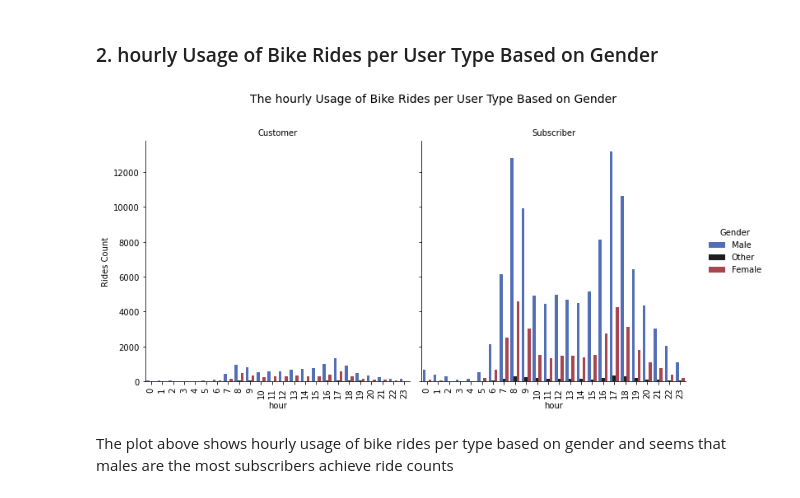
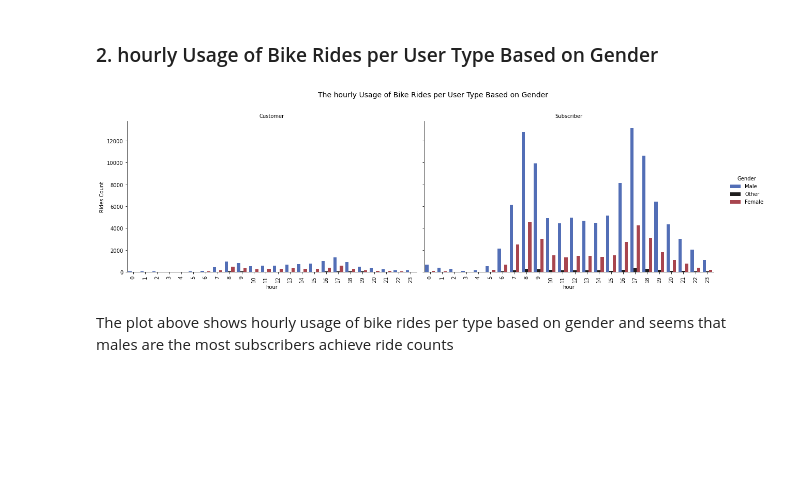
Before and after one commit to hagerElsehaimy/communicate-data-findings-FordGoBike, a Jupyter notebook: exploration.ipynb, the cells around one changed output. Saved outputs shown, nothing was run; the diff lists cells and outputs as text; code cells hidden in the pictures; blank space fills up the shorter version.

```diff
--- a/exploration.ipynb
+++ b/exploration.ipynb
@@ -639,15 +639,15 @@ The plot above shows daily usage of bike rides per type based on gender and seem
 # %% [markdown]
 ### 2. hourly Usage of Bike Rides per User Type Based on Gender
 # %%
-type_gender_usage = sb.catplot(data=new_df, x='start_hour', col="user_type", hue='member_gender', kind='count'
+type_gender_usage = sb.catplot(data=new_df, x='start_hour', col="user_type", hue='member_gender',aspect=20/12, kind='count'
                                ,palette='icefire')
 
 type_gender_usage.set_axis_labels('hour', 'Rides Count')
 type_gender_usage.set_xticklabels(rotation=90)
 type_gender_usage._legend.set_title('Gender')
 type_gender_usage.set_titles('{col_name}')
 type_gender_usage.fig.suptitle('The hourly Usage of Bike Rides per User Type Based on Gender', fontsize=14, y=1.09);
 # %% [output]
-[figure, old version]
+[figure, new version]
 # %% [markdown]
 The plot above shows hourly usage of bike rides per type based on gender and seems that males are the most subscribers achieve ride counts
```
Also changed, not shown: parts of 3 cells of this notebook.
